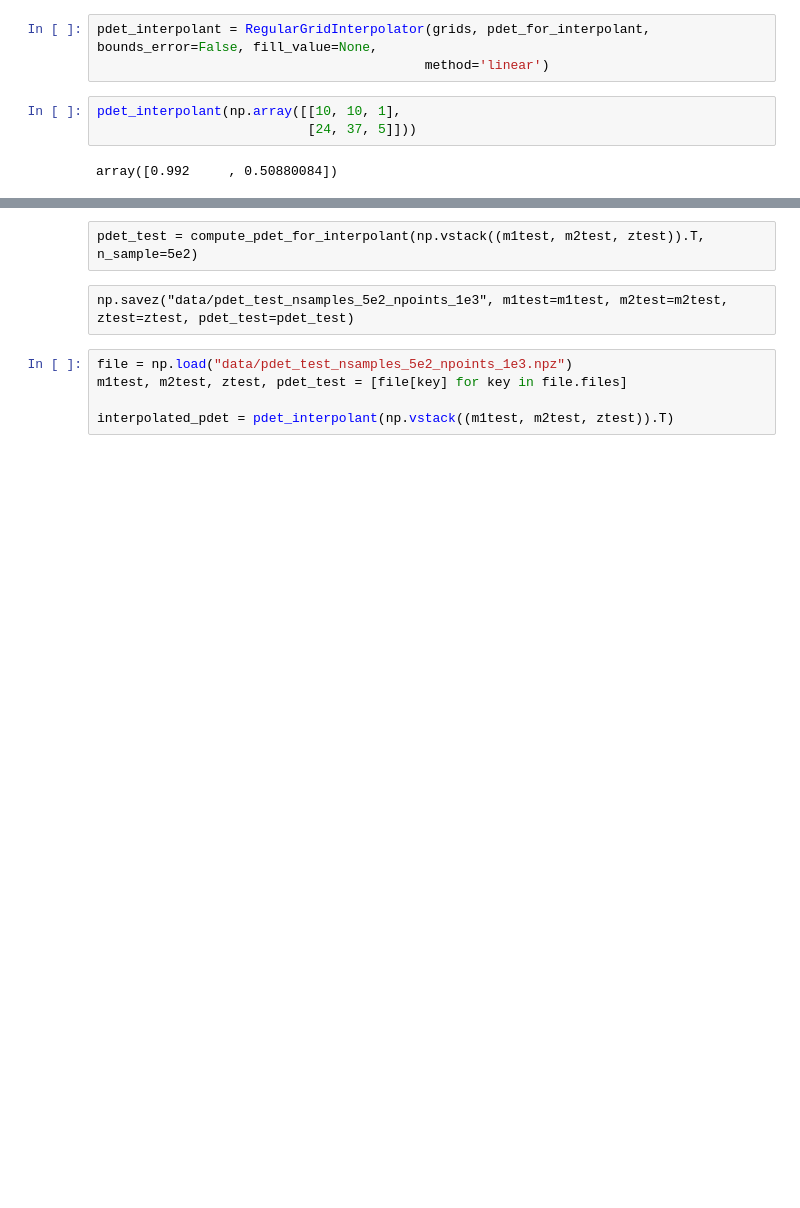
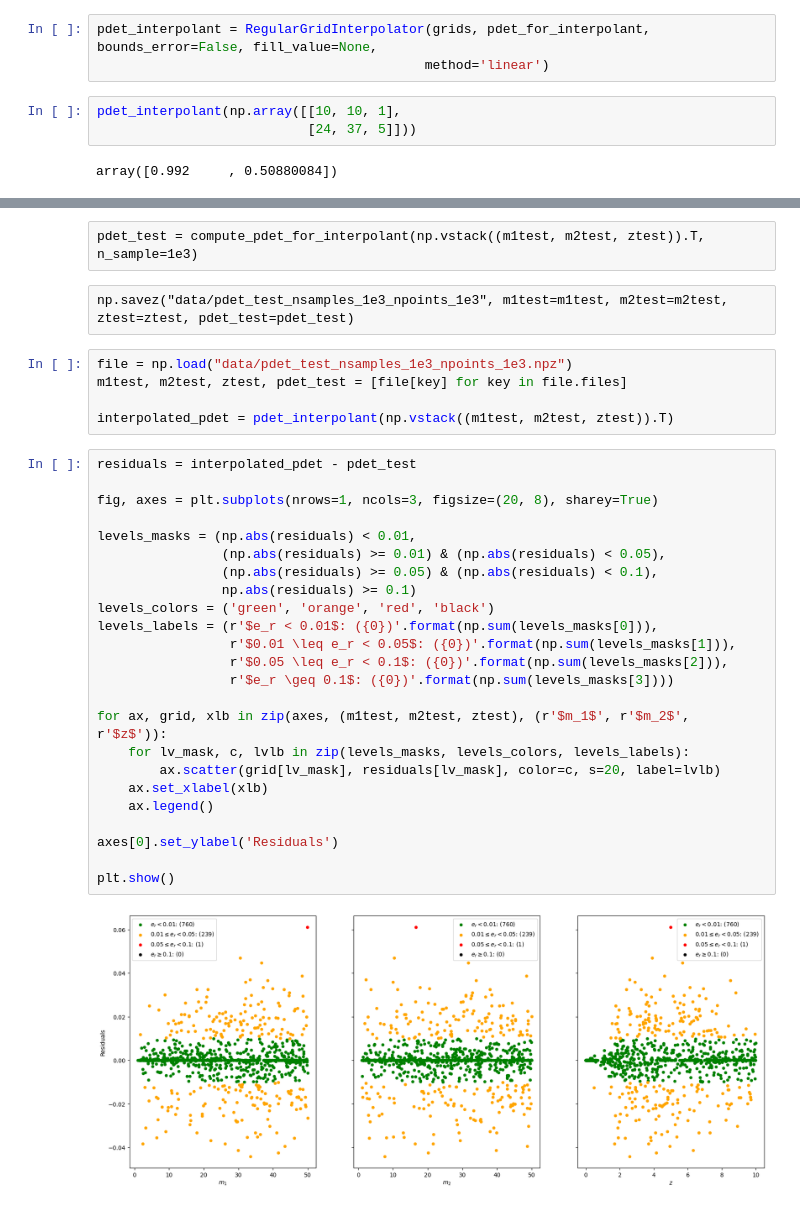
Before and after one commit to F3Solid/master_thesis, a Jupyter notebook: pdet_gwbench.ipynb, the cells around one changed output, grey strips where cells are left out. Cells and saved outputs as stored; diff of their text form; blank space fills up the shorter version.

```diff
--- a/pdet_gwbench.ipynb
+++ b/pdet_gwbench.ipynb
@@ -303,10 +146,36 @@ ztest = np.concatenate((10 ** np.random.uniform(-2, 0, 200), np.random.uniform(1
-# %% [raw]
-pdet_test = compute_pdet_for_interpolant(np.vstack((m1test, m2test, ztest)).T, n_sample=5e2)
-# %% [raw]
-np.savez("data/pdet_test_nsamples_5e2_npoints_1e3", m1test=m1test, m2test=m2test, ztest=ztest, pdet_test=pdet_test)
+# %% [raw]
+pdet_test = compute_pdet_for_interpolant(np.vstack((m1test, m2test, ztest)).T, n_sample=1e3)
+# %% [raw]
+np.savez("data/pdet_test_nsamples_1e3_npoints_1e3", m1test=m1test, m2test=m2test, ztest=ztest, pdet_test=pdet_test)
 # %%
-file = np.load("data/pdet_test_nsamples_5e2_npoints_1e3.npz")
+file = np.load("data/pdet_test_nsamples_1e3_npoints_1e3.npz")
 m1test, m2test, ztest, pdet_test = [file[key] for key in file.files]
 
 interpolated_pdet = pdet_interpolant(np.vstack((m1test, m2test, ztest)).T)
+# %%
+residuals = interpolated_pdet - pdet_test
+
+fig, axes = plt.subplots(nrows=1, ncols=3, figsize=(20, 8), sharey=True)
+
+levels_masks = (np.abs(residuals) < 0.01,
+                (np.abs(residuals) >= 0.01) & (np.abs(residuals) < 0.05),
+                (np.abs(residuals) >= 0.05) & (np.abs(residuals) < 0.1),
+                np.abs(residuals) >= 0.1)
+levels_colors = ('green', 'orange', 'red', 'black')
+levels_labels = (r'$e_r < 0.01$: ({0})'.format(np.sum(levels_masks[0])),
+                 r'$0.01 \leq e_r < 0.05$: ({0})'.format(np.sum(levels_masks[1])),
+                 r'$0.05 \leq e_r < 0.1$: ({0})'.format(np.sum(levels_masks[2])),
+                 r'$e_r \geq 0.1$: ({0})'.format(np.sum(levels_masks[3])))
+
+for ax, grid, xlb in zip(axes, (m1test, m2test, ztest), (r'$m_1$', r'$m_2$', r'$z$')):
+    for lv_mask, c, lvlb in zip(levels_masks, levels_colors, levels_labels):
+        ax.scatter(grid[lv_mask], residuals[lv_mask], color=c, s=20, label=lvlb)
+    ax.set_xlabel(xlb)
+    ax.legend()
+
+axes[0].set_ylabel('Residuals')
+
+plt.show()
+# %% [output]
+[figure, added]
 # %%
```
Also changed, not shown: parts of 10 cells of this notebook, 2 other files.
